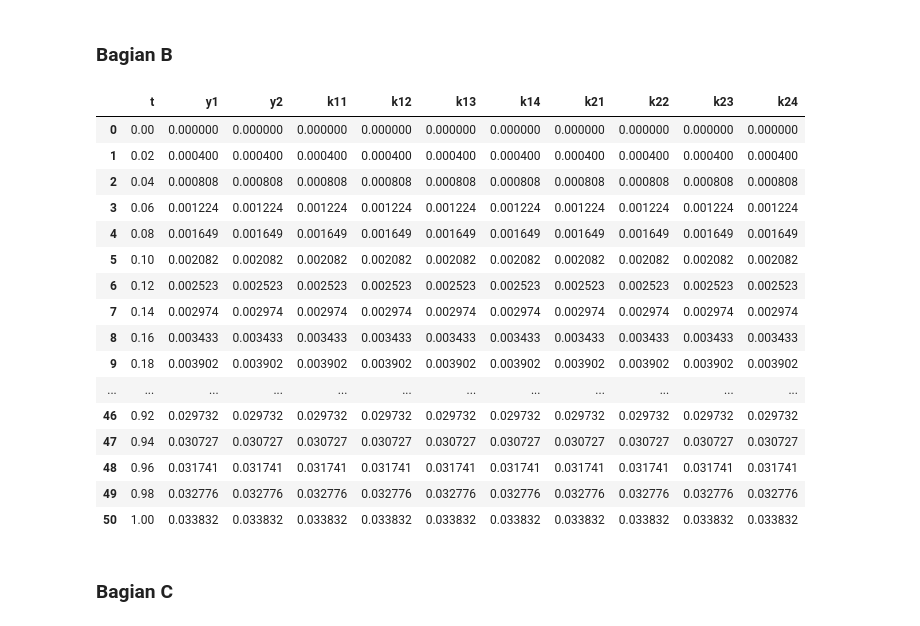
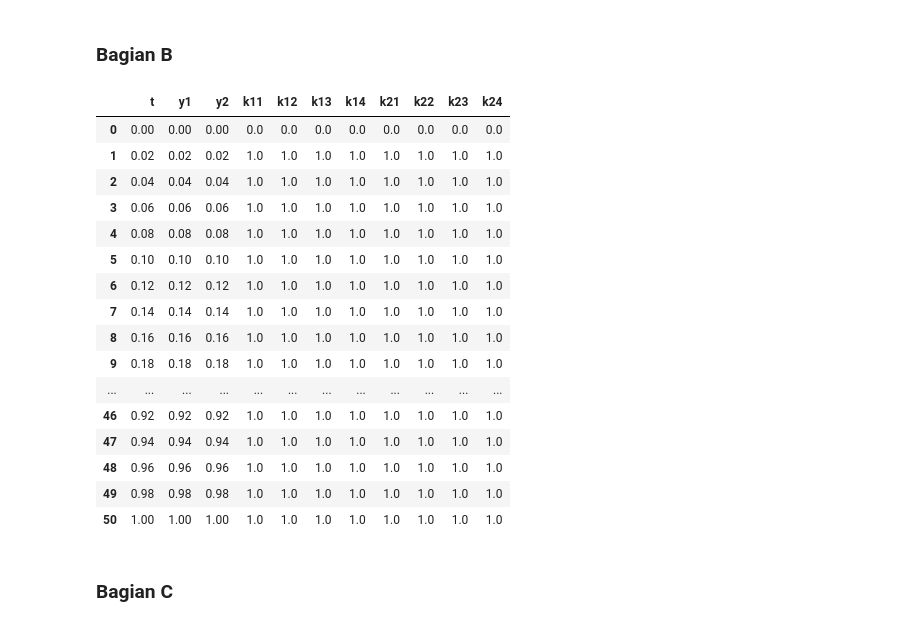
Before and after one commit to RendiZein/Metode-Rekayasa-Komputasi, a Jupyter notebook: RK_Method.ipynb, the cells around one changed output. Cells and saved outputs as stored; diff of their text form; code cells hidden in the pictures.

```diff
--- a/RK_Method.ipynb
+++ b/RK_Method.ipynb
@@ -393,51 +393,61 @@ display(df)
 #defined variable
 start_time = time.monotonic()
 dt=0.02 #delta time
 f1=lambda t, y1,y2 : 1-y1+y2
 f2=lambda t, y1, y2 : 1+y1-y2
 H = int((1-0)/dt)  # defined variable for how much step
 t=np.linspace(0, 1, H+1) #defined variable for time
 #defined variable with zeros matrix
 
-y1=y2=k11=k21=k12=k22=k13=k23=k14=k24=np.zeros(len(t))
-y1[0]=y2[0]=0
+y1=np.zeros(len(t))
+y2=np.zeros(len(t))
+k11=np.zeros(len(t))
+k21=np.zeros(len(t))
+k12=np.zeros(len(t))
+k22=np.zeros(len(t))
+k13=np.zeros(len(t))
+k23=np.zeros(len(t))
+k14=np.zeros(len(t))
+k24=np.zeros(len(t))
+y1[0]=0
+y2[0]=0
 
 #looping
 for j in range(len(t)-1):
     #calculate y_pred
     k11[j+1]=f1(t[j],y1[j], y2[j])#calculate k11
     k21[j+1]=f2(t[j],y1[j], y2[j])#calculate k21
     k12[j+1]=f1(t[j]+dt/2, y1[j]+k11[j+1]*dt/2, y2[j]+k21[j+1]*dt/2)#calculate k21
     k22[j+1]=f2(t[j]+dt/2, y1[j]+k11[j+1]*dt/2, y2[j]+k21[j+1]*dt/2)#calculate k22
     k13[j+1]=f1(t[j]+dt/2, y1[j]+k12[j+1]*dt/2, y2[j]+k22[j+1]*dt/2)#calculate k31
     k23[j+1]=f2(t[j]+dt/2, y1[j]+k12[j+1]*dt/2, y2[j]+k22[j+1]*dt/2)#calculate k32
     k14[j+1]=f1(t[j]+dt, y1[j]+k13[j+1]*dt, y2[j]+k23[j+1]*dt)#calculate k41
     k24[j+1]=f2(t[j]+dt, y1[j]+k13[j+1]*dt, y2[j]+k23[j+1]*dt)#calculate k42
     y1[j+1]=y1[j]+(k11[j+1]+2*k12[j+1]+2*k13[j+1]+k14[j+1])*dt/6
     y2[j+1]=y2[j]+(k21[j+1]+2*k22[j+1]+2*k23[j+1]+k24[j+1])*dt/6
 end_time = time.monotonic()
 delta_time=timedelta(seconds=end_time - start_time)
 df = pd.DataFrame(list(zip(t, y1, y2, k11,k12,k13,k14,k21,k22,k23,k24)),
               columns =['t','y1', 'y2','k11','k12','k13','k14','k21','k22','k23','k24'])
 display(df)
 # %% [output]
 |  | t | y1 | y2 | k11 | k12 | k13 | k14 | k21 | k22 | k23 | k24 |
-| 0 | 0.00 | 0.000000 | 0.000000 | 0.000000 | 0.000000 | 0.000000 | 0.000000 | 0.000000 | 0.000000 | 0.000000 | 0.000000 |
-| 1 | 0.02 | 0.000400 | 0.000400 | 0.000400 | 0.000400 | 0.000400 | 0.000400 | 0.000400 | 0.000400 | 0.000400 | 0.000400 |
-| 2 | 0.04 | 0.000808 | 0.000808 | 0.000808 | 0.000808 | 0.000808 | 0.000808 | 0.000808 | 0.000808 | 0.000808 | 0.000808 |
-| 3 | 0.06 | 0.001224 | 0.001224 | 0.001224 | 0.001224 | 0.001224 | 0.001224 | 0.001224 | 0.001224 | 0.001224 | 0.001224 |
-| 4 | 0.08 | 0.001649 | 0.001649 | 0.001649 | 0.001649 | 0.001649 | 0.001649 | 0.001649 | 0.001649 | 0.001649 | 0.001649 |
-| 5 | 0.10 | 0.002082 | 0.002082 | 0.002082 | 0.002082 | 0.002082 | 0.002082 | 0.002082 | 0.002082 | 0.002082 | 0.002082 |
-| 6 | 0.12 | 0.002523 | 0.002523 | 0.002523 | 0.002523 | 0.002523 | 0.002523 | 0.002523 | 0.002523 | 0.002523 | 0.002523 |
-| 7 | 0.14 | 0.002974 | 0.002974 | 0.002974 | 0.002974 | 0.002974 | 0.002974 | 0.002974 | 0.002974 | 0.002974 | 0.002974 |
-| 8 | 0.16 | 0.003433 | 0.003433 | 0.003433 | 0.003433 | 0.003433 | 0.003433 | 0.003433 | 0.003433 | 0.003433 | 0.003433 |
-| 9 | 0.18 | 0.003902 | 0.003902 | 0.003902 | 0.003902 | 0.003902 | 0.003902 | 0.003902 | 0.003902 | 0.003902 | 0.003902 |
+| 0 | 0.00 | 0.00 | 0.00 | 0.0 | 0.0 | 0.0 | 0.0 | 0.0 | 0.0 | 0.0 | 0.0 |
+| 1 | 0.02 | 0.02 | 0.02 | 1.0 | 1.0 | 1.0 | 1.0 | 1.0 | 1.0 | 1.0 | 1.0 |
+| 2 | 0.04 | 0.04 | 0.04 | 1.0 | 1.0 | 1.0 | 1.0 | 1.0 | 1.0 | 1.0 | 1.0 |
+| 3 | 0.06 | 0.06 | 0.06 | 1.0 | 1.0 | 1.0 | 1.0 | 1.0 | 1.0 | 1.0 | 1.0 |
+| 4 | 0.08 | 0.08 | 0.08 | 1.0 | 1.0 | 1.0 | 1.0 | 1.0 | 1.0 | 1.0 | 1.0 |
+| 5 | 0.10 | 0.10 | 0.10 | 1.0 | 1.0 | 1.0 | 1.0 | 1.0 | 1.0 | 1.0 | 1.0 |
+| 6 | 0.12 | 0.12 | 0.12 | 1.0 | 1.0 | 1.0 | 1.0 | 1.0 | 1.0 | 1.0 | 1.0 |
+| 7 | 0.14 | 0.14 | 0.14 | 1.0 | 1.0 | 1.0 | 1.0 | 1.0 | 1.0 | 1.0 | 1.0 |
+| 8 | 0.16 | 0.16 | 0.16 | 1.0 | 1.0 | 1.0 | 1.0 | 1.0 | 1.0 | 1.0 | 1.0 |
+| 9 | 0.18 | 0.18 | 0.18 | 1.0 | 1.0 | 1.0 | 1.0 | 1.0 | 1.0 | 1.0 | 1.0 |
 | ... | ... | ... | ... | ... | ... | ... | ... | ... | ... | ... | ... |
-| 46 | 0.92 | 0.029732 | 0.029732 | 0.029732 | 0.029732 | 0.029732 | 0.029732 | 0.029732 | 0.029732 | 0.029732 | 0.029732 |
-| 47 | 0.94 | 0.030727 | 0.030727 | 0.030727 | 0.030727 | 0.030727 | 0.030727 | 0.030727 | 0.030727 | 0.030727 | 0.030727 |
-| 48 | 0.96 | 0.031741 | 0.031741 | 0.031741 | 0.031741 | 0.031741 | 0.031741 | 0.031741 | 0.031741 | 0.031741 | 0.031741 |
-| 49 | 0.98 | 0.032776 | 0.032776 | 0.032776 | 0.032776 | 0.032776 | 0.032776 | 0.032776 | 0.032776 | 0.032776 | 0.032776 |
-| 50 | 1.00 | 0.033832 | 0.033832 | 0.033832 | 0.033832 | 0.033832 | 0.033832 | 0.033832 | 0.033832 | 0.033832 | 0.033832 |
+| 46 | 0.92 | 0.92 | 0.92 | 1.0 | 1.0 | 1.0 | 1.0 | 1.0 | 1.0 | 1.0 | 1.0 |
+| 47 | 0.94 | 0.94 | 0.94 | 1.0 | 1.0 | 1.0 | 1.0 | 1.0 | 1.0 | 1.0 | 1.0 |
+| 48 | 0.96 | 0.96 | 0.96 | 1.0 | 1.0 | 1.0 | 1.0 | 1.0 | 1.0 | 1.0 | 1.0 |
+| 49 | 0.98 | 0.98 | 0.98 | 1.0 | 1.0 | 1.0 | 1.0 | 1.0 | 1.0 | 1.0 | 1.0 |
+| 50 | 1.00 | 1.00 | 1.00 | 1.0 | 1.0 | 1.0 | 1.0 | 1.0 | 1.0 | 1.0 | 1.0 |
 # %% [markdown]
 ### Bagian C
 # %% [markdown]
```
Also changed, not shown: parts of 8 cells of this notebook.
